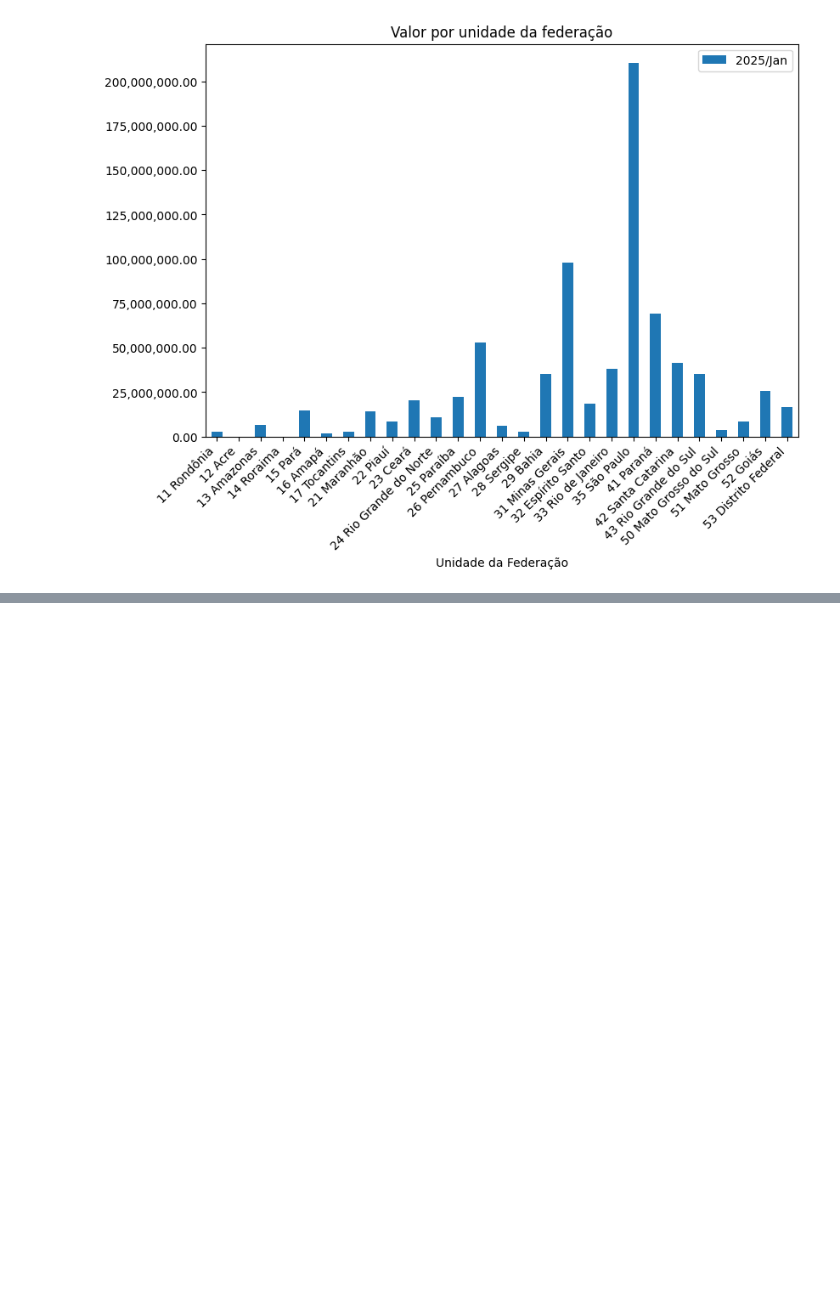
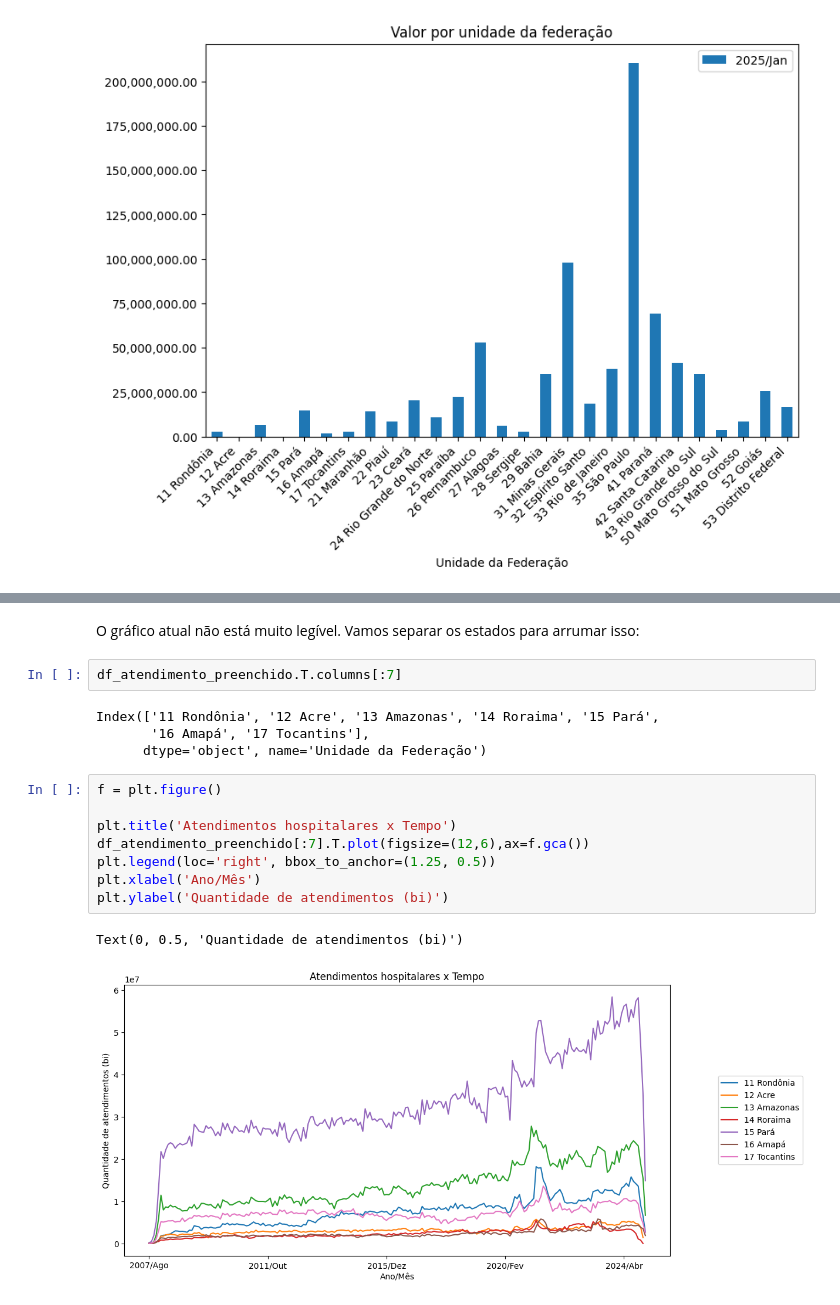
Before and after one commit to victoria-menezes/fiap-data-analytics, a Jupyter notebook: 01. Analise exploratoria de dados/notebook.ipynb, the cells around one changed output, grey strips where cells are left out. Cells and saved outputs as stored; diff of their text form; blank space fills up the shorter version.

```diff
--- a/01. Analise exploratoria de dados/notebook.ipynb
+++ b/01. Analise exploratoria de dados/notebook.ipynb
@@ -139,0 +330,19 @@ plt.show()
+# %% [markdown]
+O gráfico atual não está muito legível. Vamos separar os estados para arrumar isso:
+# %%
+df_atendimento_preenchido.T.columns[:7]
+# %% [output]
+Index(['11 Rondônia', '12 Acre', '13 Amazonas', '14 Roraima', '15 Pará',
+       '16 Amapá', '17 Tocantins'],
+      dtype='object', name='Unidade da Federação')
+# %%
+f = plt.figure()
+
+plt.title('Atendimentos hospitalares x Tempo')
+df_atendimento_preenchido[:7].T.plot(figsize=(12,6),ax=f.gca())
+plt.legend(loc='right', bbox_to_anchor=(1.25, 0.5))
+plt.xlabel('Ano/Mês')
+plt.ylabel('Quantidade de atendimentos (bi)')
+# %% [output]
+Text(0, 0.5, 'Quantidade de atendimentos (bi)')
+[figure, added]
```
Also changed, not shown: parts of 38 cells of this notebook, 1 other file.
